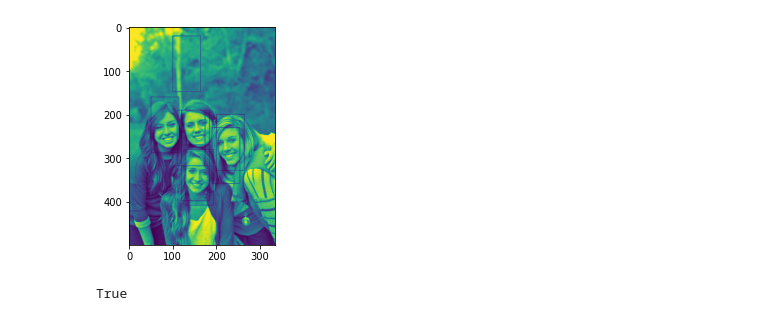
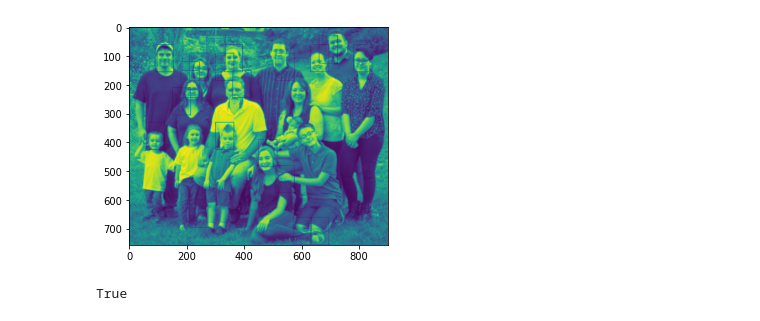
Before and after one commit to msrosales/CS445_final_project, a Jupyter notebook: eigen_fisher_lbp.ipynb, the cells around one changed output. Cells and saved outputs as stored; diff of their text form; code cells hidden in the pictures.

```diff
--- a/eigen_fisher_lbp.ipynb
+++ b/eigen_fisher_lbp.ipynb
@@ -10,18 +10,19 @@ responses = []
 
 count = 0
 
-directory = "../00000-20201121T135044Z-001/00000/cropped_resized"
+directory = "../dataset/smaller_set_faces_64x128"
 for filename in os.listdir(directory):
     if filename.endswith(".jpg") or filename.endswith(".png"):
         thePath = os.path.join(directory, filename)
         print(thePath)
         img = cv2.imread(thePath, 0)
         #faces.append(img.flatten())
-        faces.append(img)
+        faces.append(img[33:128,0:64])
 
         responses.append(1)
 
 
+        #plt.imshow(img[33:128,0:64])
         #plt.show()
         #break
 
@@ -30,14 +31,14 @@ for filename in os.listdir(directory):
         continue
     else:
         continue
-
-directory = "../negative_samples/synthesized_2"
+#return
+directory = "../dataset/nonfaces"
 for filename in os.listdir(directory):
     if filename.endswith(".jpg") or filename.endswith(".png"):
         thePath = os.path.join(directory, filename)
         print(thePath)
         img = cv2.imread(thePath, 0)
-        faces.append(img)
+        faces.append(img[33:128,0:64])
         #faces.append(img.flatten())
         responses.append(0)
 
@@ -96,23 +82,23 @@ KeyboardInterrupt:
 # %%
 width = 64
-height = 128
+height =95#128
 
 i=0
-searchMe =  cv2.imread("../searchMe_resized.jpg",0)
+searchMe =  cv2.imread("../searchMe2_resized.jpg",0)
 outputPic = searchMe.copy()
 
-for x in range (0, searchMe.shape[1]- width, 10 ):
-    for y in range(0, searchMe.shape[0] -height, 10 ):
+for x in range (0, searchMe.shape[1]- width, 30 ):
+    for y in range(0, searchMe.shape[0] -height, 30 ):
         img = searchMe[y:y+height,x:x+width ]
 
         #output = face_detector.predict(img.flatten())
         output = face_detector.predict(img)
         if output[0] == 1:
             outputPic = cv2.rectangle(outputPic, (x, y), (x+width, y+height), (0,255,0), 1)
 
 plt.imshow (outputPic)
 plt.show()
-cv2.imwrite ("test result girls.jpg", outputPic)
+cv2.imwrite ("the results.jpg", outputPic)
 # %% [output]
-[figure, old version]
+[figure, new version]
 True
```
Also changed, not shown: parts of 3 cells of this notebook.
